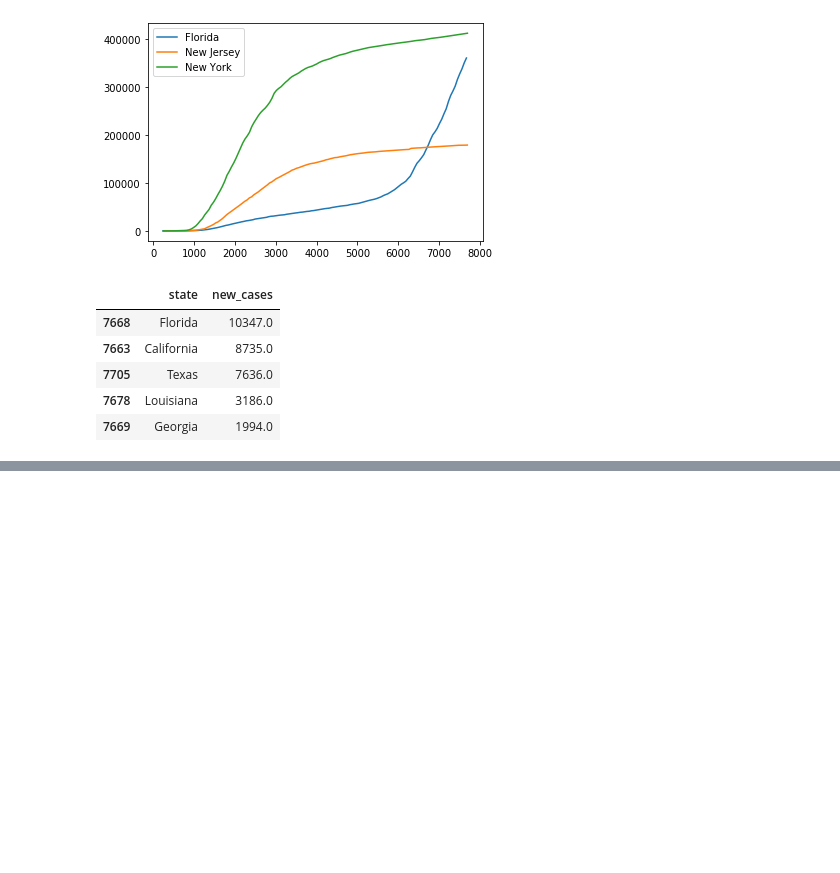
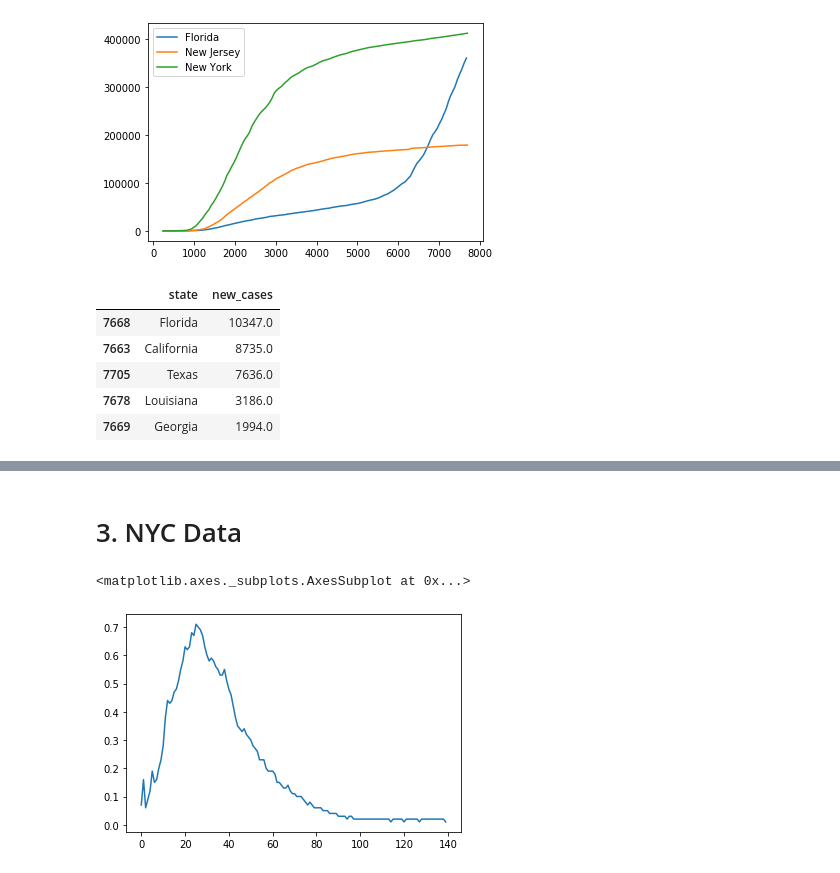
Before and after one commit to tlzhu19/covid19-dashboard, a Jupyter notebook: covid19_dashboard.ipynb, the cells around one changed output, grey strips where cells are left out. Cells and saved outputs as stored; diff of their text form; code cells hidden in the pictures; blank space fills up the shorter version.

```diff
--- a/covid19_dashboard.ipynb
+++ b/covid19_dashboard.ipynb
@@ -59,0 +90,12 @@ states_df[states_df ['date']==states_df['date'].max()].sort_values('new_cases',
+# %% [markdown]
+# 3. NYC Data
+# %%
+nyc_boro_url = 'https://raw.githubusercontent.com/nychealth/coronavirus-data/master/boro/boroughs-case-hosp-death.csv'
+nyc_tests_url = 'https://raw.githubusercontent.com/nychealth/coronavirus-data/master/tests.csv'
+nyc_boro_df = pd.read_csv(nyc_boro_url)
+nyc_tests_df = pd.read_csv(nyc_tests_url)
+# %%
+nyc_tests_df.PERCENT_POSITIVE.plot()
+# %% [output]
+<matplotlib.axes._subplots.AxesSubplot at 0x...>
+[figure, added]
```
Also changed, not shown: parts of 6 cells of this notebook.
